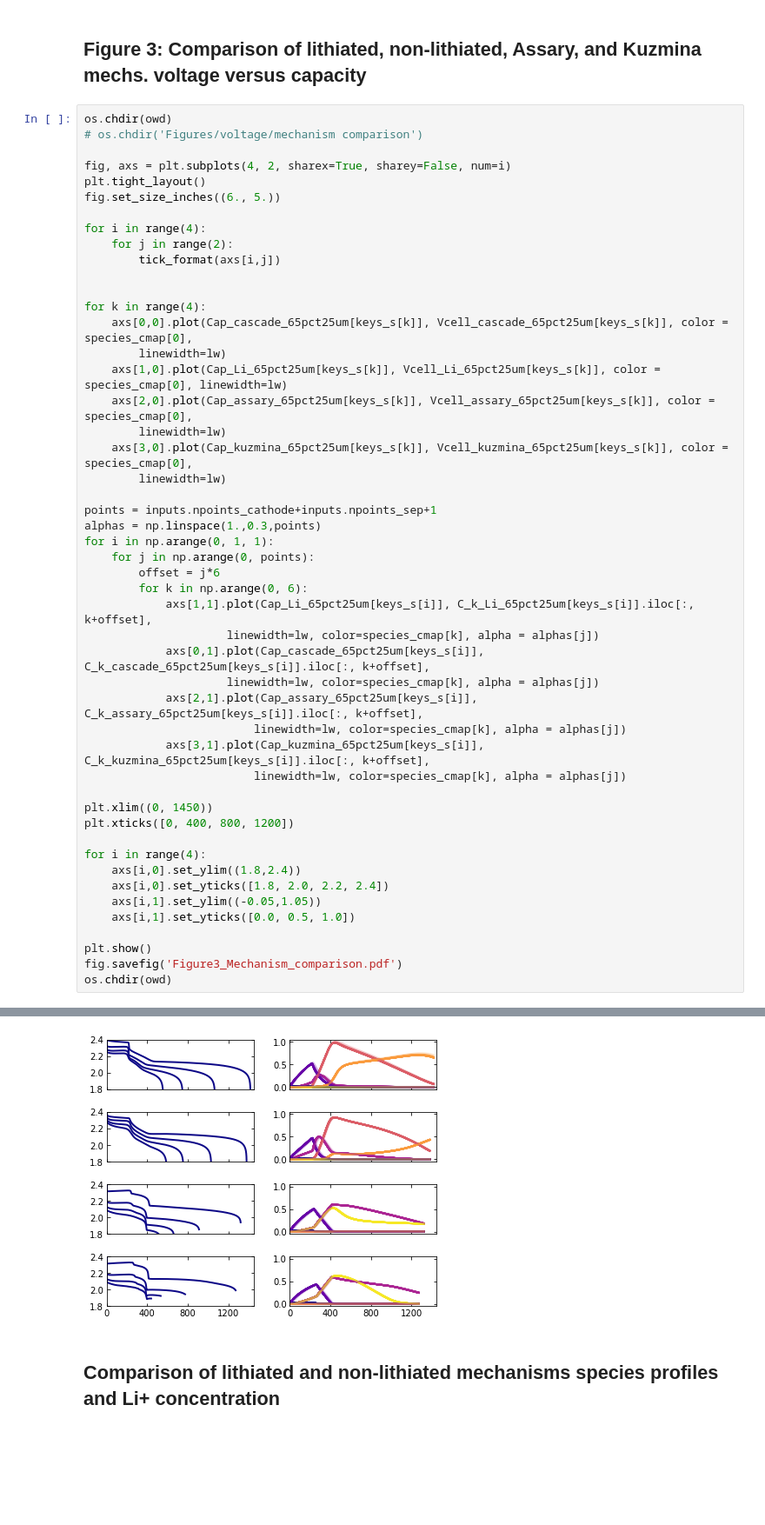
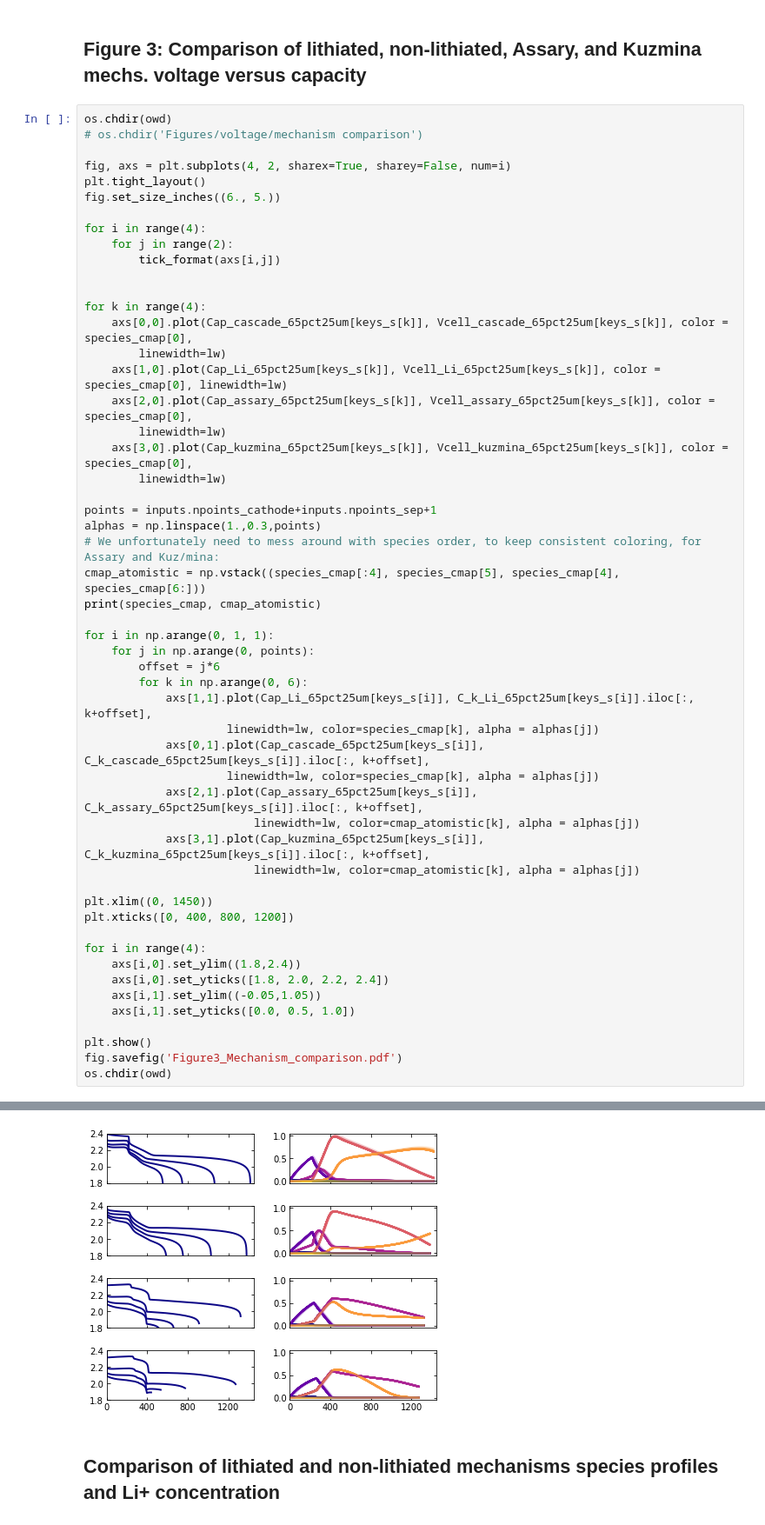
Before and after one commit to decaluwe/2020_Li_Sulfur_Modeling, a Jupyter notebook: Figures/scripts/Li_S Plotting.ipynb, the cells around one changed output, grey strips where cells are left out. Shown at 87% size. Drawn from its saved outputs; the diff is of its cells as text; blank space fills up the shorter version.

```diff
--- a/Figures/scripts/Li_S Plotting.ipynb
+++ b/Figures/scripts/Li_S Plotting.ipynb
@@ -371,6 +371,10 @@ for k in range(4):
 
 points = inputs.npoints_cathode+inputs.npoints_sep+1
 alphas = np.linspace(1.,0.3,points)
+# We unfortunately need to mess around with species order, to keep consistent coloring, for Assary and Kuz/mina:
+cmap_atomistic = np.vstack((species_cmap[:4], species_cmap[5], species_cmap[4], species_cmap[6:]))
+print(species_cmap, cmap_atomistic)
+
 for i in np.arange(0, 1, 1):
     for j in np.arange(0, points):
         offset = j*6
@@ -380,9 +384,9 @@ for i in np.arange(0, 1, 1):
             axs[0,1].plot(Cap_cascade_65pct25um[keys_s[i]], C_k_cascade_65pct25um[keys_s[i]].iloc[:, k+offset],
                      linewidth=lw, color=species_cmap[k], alpha = alphas[j])
             axs[2,1].plot(Cap_assary_65pct25um[keys_s[i]], C_k_assary_65pct25um[keys_s[i]].iloc[:, k+offset],
-                         linewidth=lw, color=species_cmap[k], alpha = alphas[j])
+                         linewidth=lw, color=cmap_atomistic[k], alpha = alphas[j])
             axs[3,1].plot(Cap_kuzmina_65pct25um[keys_s[i]], C_k_kuzmina_65pct25um[keys_s[i]].iloc[:, k+offset],
-                         linewidth=lw, color=species_cmap[k], alpha = alphas[j])
+                         linewidth=lw, color=cmap_atomistic[k], alpha = alphas[j])
 
 plt.xlim((0, 1450))
 plt.xticks([0, 400, 800, 1200])
@@ -400,4 +417,4 @@ os.chdir(owd)
-[figure, old version]
+[figure, new version]
 # %% [markdown]
 ## Comparison of lithiated and non-lithiated mechanisms species profiles and Li+ concentration
 # %%
```
Also changed, not shown: parts of 8 cells of this notebook, 9 other files.
